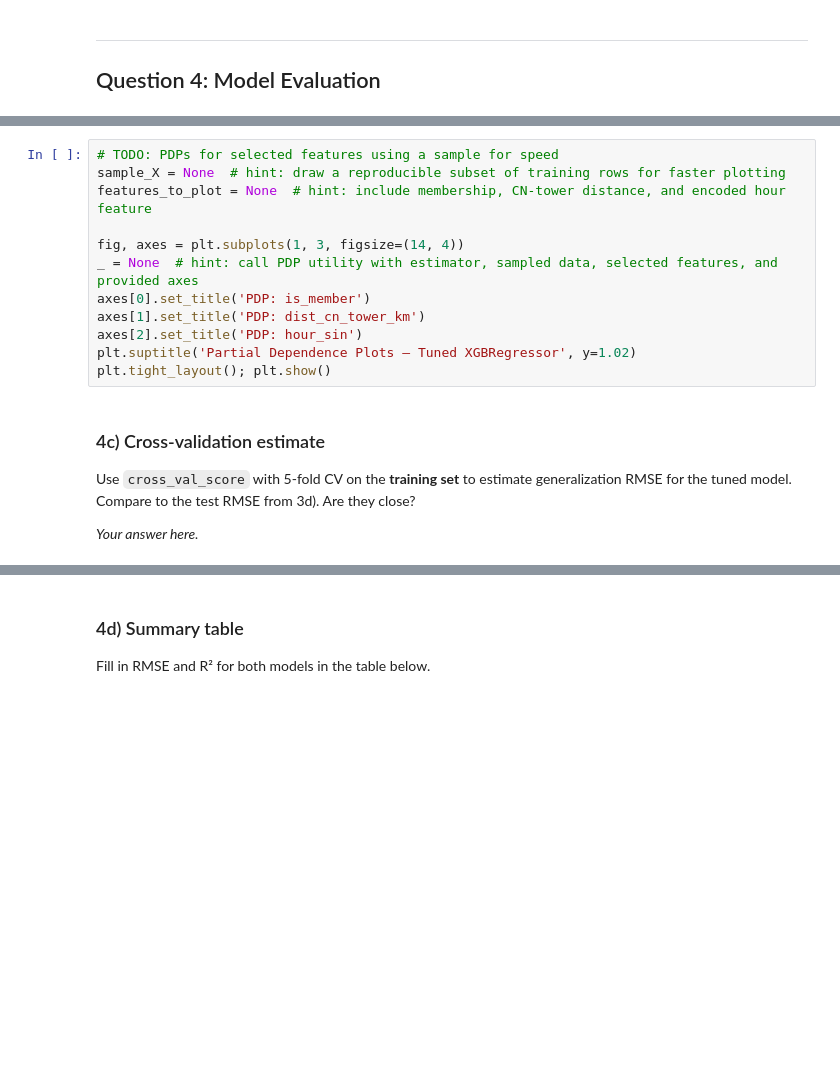
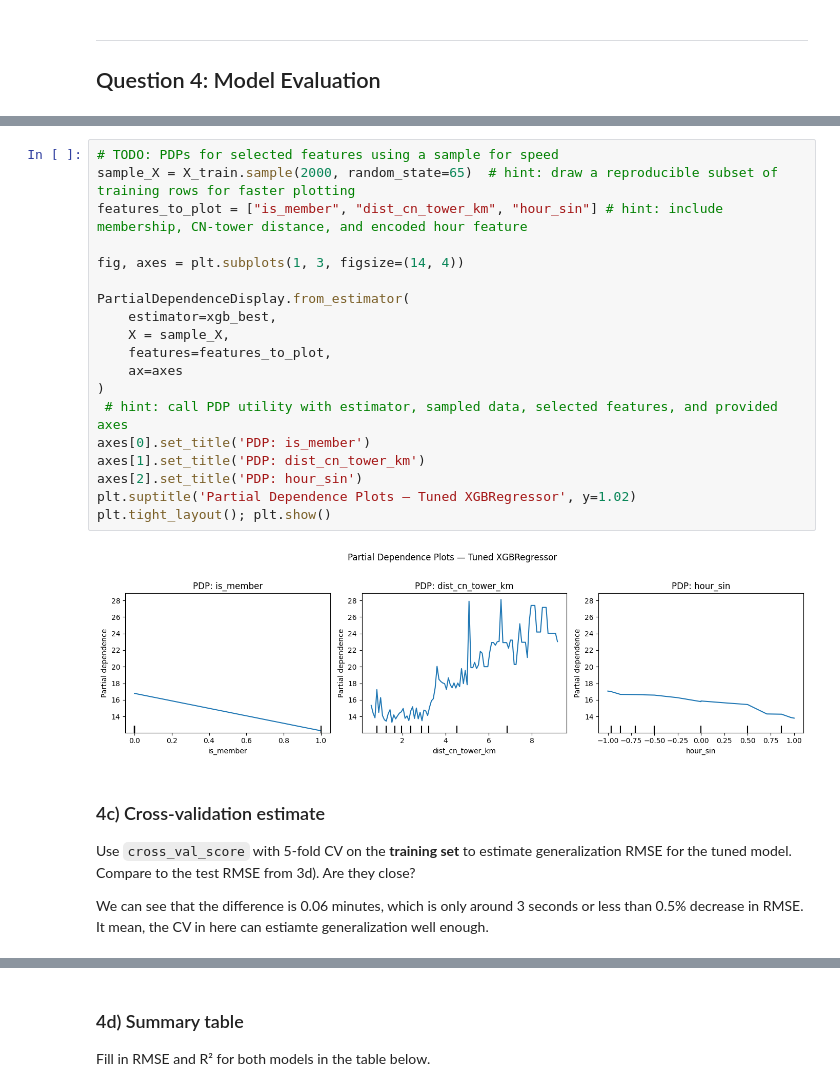
Before and after one commit to PatuanPurba/JSC370-2026, a Jupyter notebook: labs/lab9/lab09-xgboost.ipynb, the cells around one changed output, grey strips where cells are left out. Saved outputs shown, nothing was run; the diff lists cells and outputs as text; blank space fills up the shorter version.

```diff
--- a/labs/lab9/lab09-xgboost.ipynb
+++ b/labs/lab9/lab09-xgboost.ipynb
@@ -437,21 +505,30 @@ Interpret each panel: what does the model say about how each feature relates to
 # %%
 # TODO: PDPs for selected features using a sample for speed
-sample_X = None  # hint: draw a reproducible subset of training rows for faster plotting
-features_to_plot = None  # hint: include membership, CN-tower distance, and encoded hour feature
+sample_X = X_train.sample(2000, random_state=65)  # hint: draw a reproducible subset of training rows for faster plotting
+features_to_plot = ["is_member", "dist_cn_tower_km", "hour_sin"] # hint: include membership, CN-tower distance, and encoded hour feature
 
 fig, axes = plt.subplots(1, 3, figsize=(14, 4))
-_ = None  # hint: call PDP utility with estimator, sampled data, selected features, and provided axes
+
+PartialDependenceDisplay.from_estimator(
+    estimator=xgb_best,
+    X = sample_X,
+    features=features_to_plot,
+    ax=axes
+)
+ # hint: call PDP utility with estimator, sampled data, selected features, and provided axes
 axes[0].set_title('PDP: is_member')
 axes[1].set_title('PDP: dist_cn_tower_km')
 axes[2].set_title('PDP: hour_sin')
 plt.suptitle('Partial Dependence Plots — Tuned XGBRegressor', y=1.02)
 plt.tight_layout(); plt.show()
+# %% [output]
+[figure, added]
 # %% [markdown]
 ### 4c) Cross-validation estimate
 
 Use `cross_val_score` with 5-fold CV on the **training set** to estimate generalization RMSE for the tuned model. Compare to the test RMSE from 3d). Are they close?
 
-*Your answer here.*
+We can see that the difference is 0.06 minutes, which is only around 3 seconds or less than 0.5% decrease in RMSE. It mean, the CV in here can estiamte generalization well enough.
 # %%
 # TODO: cross-validation RMSE estimate on training set
 xgb_cv = XGBRegressor(
```
Also changed, not shown: parts of 20 cells of this notebook, 2 other files.
